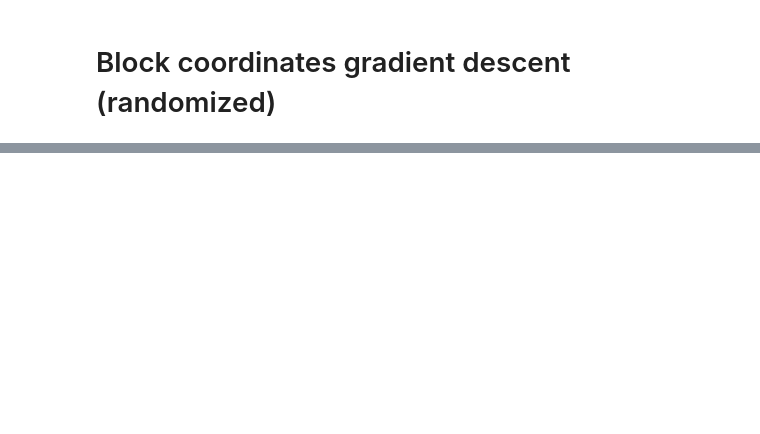
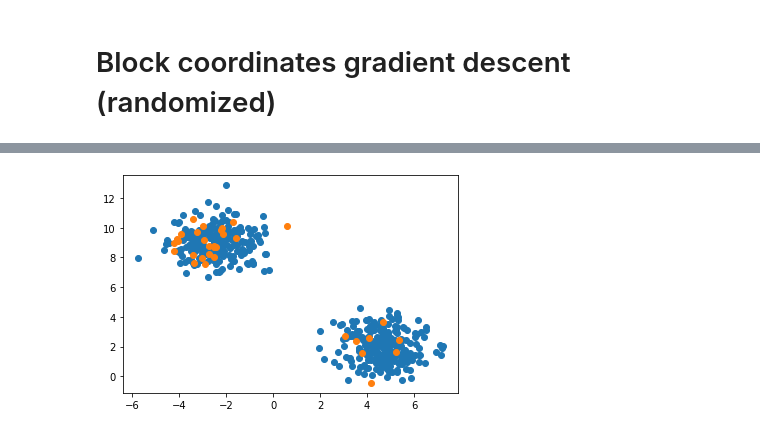
Before and after one commit to PashaIanko/Semi-Supervised-Labelling, a Jupyter notebook: main_notebook.ipynb, the cells around one changed output, grey strips where cells are left out. Cells and saved outputs as stored; diff of their text form; code cells hidden in the pictures; blank space fills up the shorter version.

Commit message:
cyclic and sampling approach work

```diff
--- a/main_notebook.ipynb
+++ b/main_notebook.ipynb
@@ -290,7 +298,8 @@ class BCGDSolver(GradientSolver):
         available_strategies = [
             # 'cyclic_order',
             'random permutation',
-            # 'random sampling'
+            'random sampling',
+            'cyclic'
         ]
 
         block_strategy = kwargs['bcgd_strategy']
@@ -305,6 +314,10 @@ class BCGDSolver(GradientSolver):
         if self.block_strategy == 'random permutation':
             # we just permute the dimensions
             return np.random.permutation(unlabeled_indices)
+        if self.block_strategy == 'random sampling':
+            return [random.choice(unlabeled_indices)]
+        if self.block_strategy == 'cyclic':
+            return unlabeled_indices
 
 
     def solve(self, X, Y, iter_limit, delta_loss_limit):
@@ -340,6 +353,8 @@ class BCGDSolver(GradientSolver):
                 # coordinates (for cyclic approach)
                 S = self.pick_block_indices(unlabeled_indices)  # Pick random permutation of unlabeled indices
 
+                # print(f'Picked: {S}')
+
                 # l = len(S)
                 # And now we move across S and update y variable
                 for index in S:
@@ -399,0 +412,15 @@ plt.grid()
+# %%
+BCGD_RS_solver = BCGDSolver(
+    lr_strategy = 'lr_constant',
+    learning_rate = 0.0001,
+    similarity_func = euclidian_similarity,
+
+    bcgd_strategy = 'random sampling'
+)
+# %%
+Y_preds_BCGD_sampling = BCGD_RS_solver.solve(
+    X = X,
+    Y = Y_delabeled,
+    iter_limit = 50,
+    delta_loss_limit = 0.001
+)
@@ -399,0 +445,6 @@ plt.grid()
+# %%
+plot_clusters(
+    Y_preds_BCGD_sampling
+)
+# %% [output]
+[figure, added]
```
Also changed, not shown: parts of 16 cells of this notebook.
